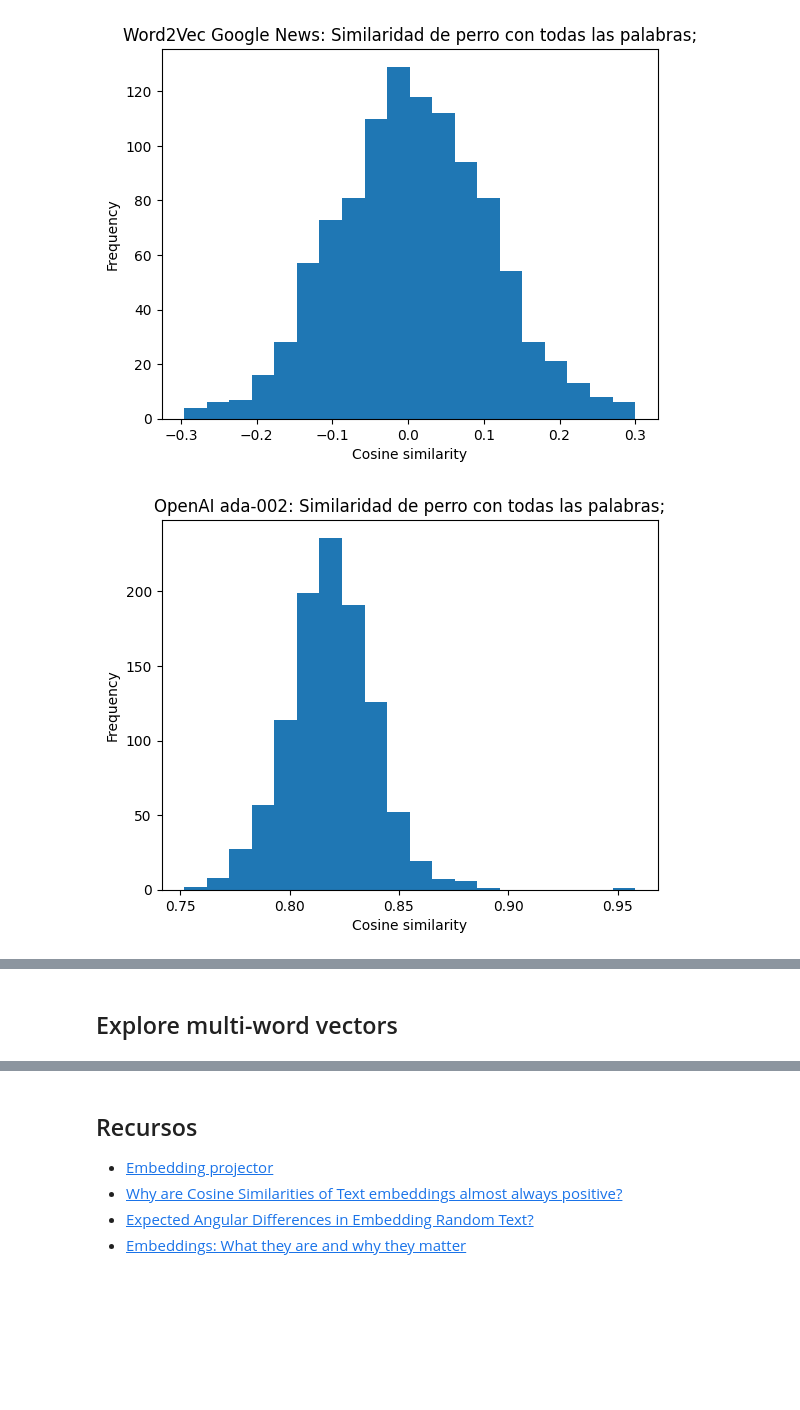
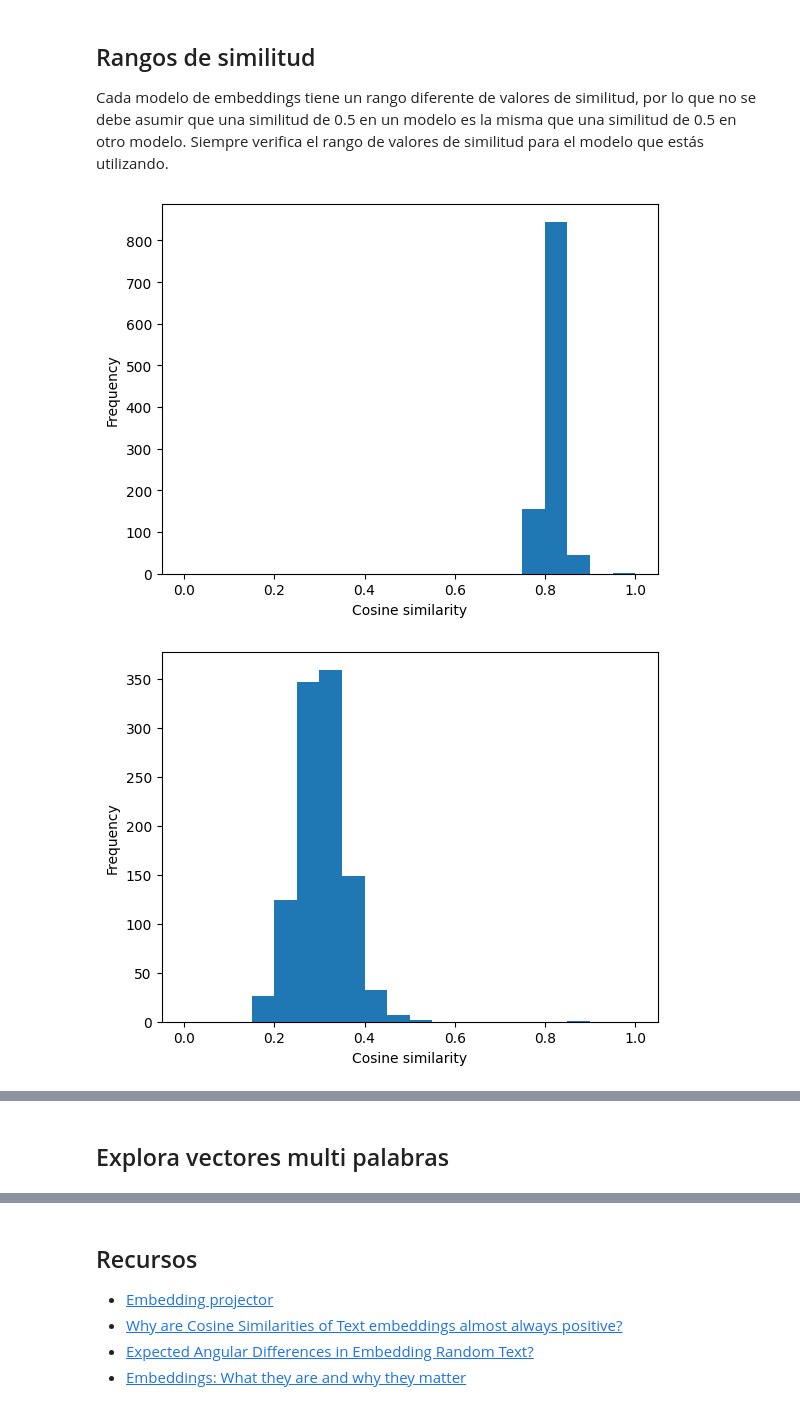
Before and after one commit to madebygps/vector-embeddings-demos, a Jupyter notebook: spanish/similarity.ipynb, the cells around one changed output, grey strips where cells are left out. Drawn from its saved outputs; the diff is of its cells as text; code cells hidden in the pictures; blank space fills up the shorter version.

```diff
--- a/spanish/similarity.ipynb
+++ b/spanish/similarity.ipynb
@@ -140,0 +14,11 @@ render_vectors_3d(word_pca_vectors_emb3, 'OpenAI Text-Embedding-3-Large (256)')
+# %%
+def cosine_similarity(v1, v2):
+
+  dot_product = sum(
+    [a * b for a, b in zip(v1, v2)])
+
+  magnitude = (
+    sum([a**2 for a in v1]) *
+    sum([a**2 for a in v2])) ** 0.5
+
+  return dot_product / magnitude
@@ -141,18 +32,9 @@ render_vectors_3d(word_pca_vectors_emb3, 'OpenAI Text-Embedding-3-Large (256)')
 # %%
 import pandas as pd
-
-def cosine_similarity(v1, v2):
-    """Calcula la similitud del coseno entre dos vectores"""
-    dot_product = sum([a * b for a, b in zip(v1, v2)])
-    magnitude = (sum([a**2 for a in v1]) * sum([a**2 for a in v2])) ** 0.5
-    return dot_product / magnitude
 
 def most_similar(word: str, vectors: dict) -> list[list]:
     """Devuelve las 10 palabras más similares y sus similitudes respecto a la palabra dada"""
     word_vector = vectors[word]
     similarities = {w: cosine_similarity(word_vector, vector) for w, vector in vectors.items()}
     most_similar_words = sorted(similarities, key=similarities.get, reverse=True)
-    return pd.DataFrame([(word, similarities[word]) for word in most_similar_words[:10]], columns=['word', 'similarity'])
-
-word = 'perro'
-most_similar(word, vectors_w2vec)
+    return pd.DataFrame([(word, similarities[word]) for word in most_similar_words[:10]], columns=['palabra', 'similitud'])
@@ -199,17 +126,19 @@ most_similar(word, vectors_emb3)
+# %% [markdown]
+## Rangos de similitud
+Cada modelo de embeddings tiene un rango diferente de valores de similitud, por lo que no se debe asumir que una similitud de 0.5 en un modelo es la misma que una similitud de 0.5 en otro modelo. Siempre verifica el rango de valores de similitud para el modelo que estás utilizando.
 # %%
-def cosine_similarity_histogram(word: str, vectors: dict, model_name: str):
+def cosine_similarity_histogram(word: str, vectors: dict):
     """Grafica un histograma de las similitudes del coseno de la palabra con todas las demás palabras"""
     word_vector = vectors[word]
     similarities = [cosine_similarity(word_vector, vectors[w]) for w in vectors if w != word]
-    plt.hist(similarities, bins=20)
+    plt.hist(similarities, bins=20, range=(0, 1))
     plt.xlabel('Cosine similarity')
     plt.ylabel('Frequency')
-    plt.title(f'{model_name}: Similaridad de {word} con todas las palabras;')
     plt.show()
 
-cosine_similarity_histogram('perro', vectors_w2vec, 'Word2Vec Google News')
-cosine_similarity_histogram('perro', vectors_ada2, 'OpenAI ada-002')
-cosine_similarity_histogram('perro', vectors_emb3, 'OpenAI text-embedding-3-large (256)')
+word = 'perro'
+cosine_similarity_histogram(word, vectors_ada2)
+cosine_similarity_histogram(word, vectors_emb3)
 # %% [output]
-[figure, old version]
+[figure, new version]
-[figure, old version]
+[figure, new version]
@@ -217,4 +145,4 @@ cosine_similarity_histogram('perro', vectors_emb3, 'OpenAI text-embedding-3-larg
-# %% [markdown]
-## Explore multi-word vectors
+# %% [markdown]
+## Explora vectores multi palabras
 # %%
 import json
```
Also changed, not shown: parts of 23 cells of this notebook, 1 other file.
